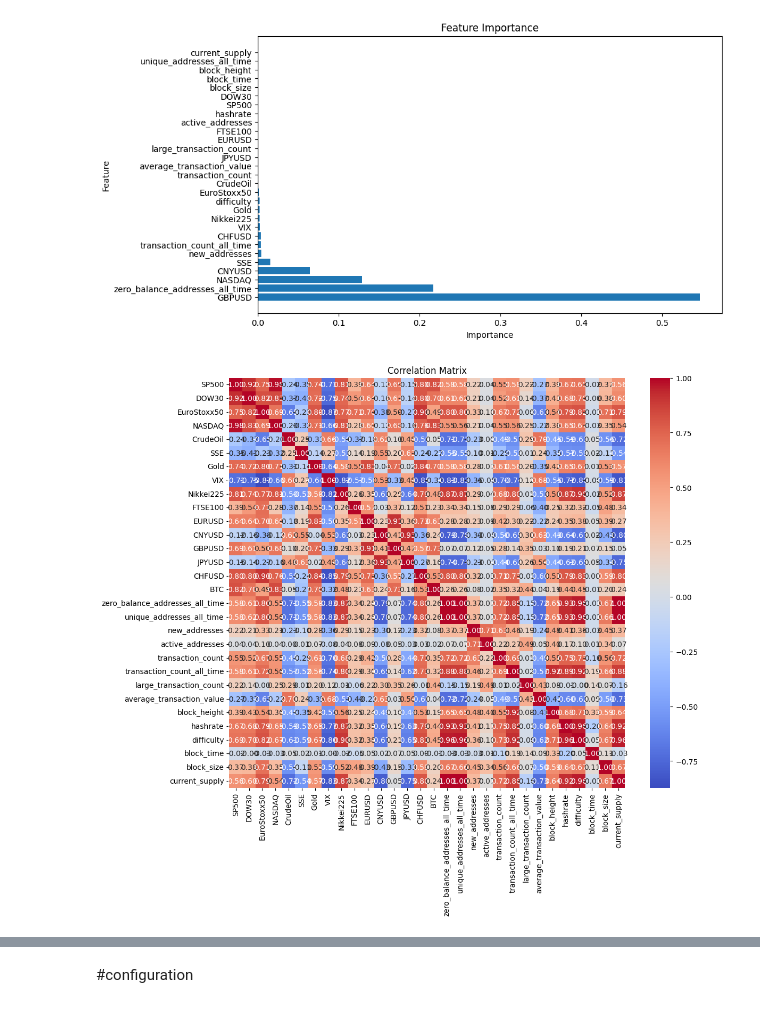
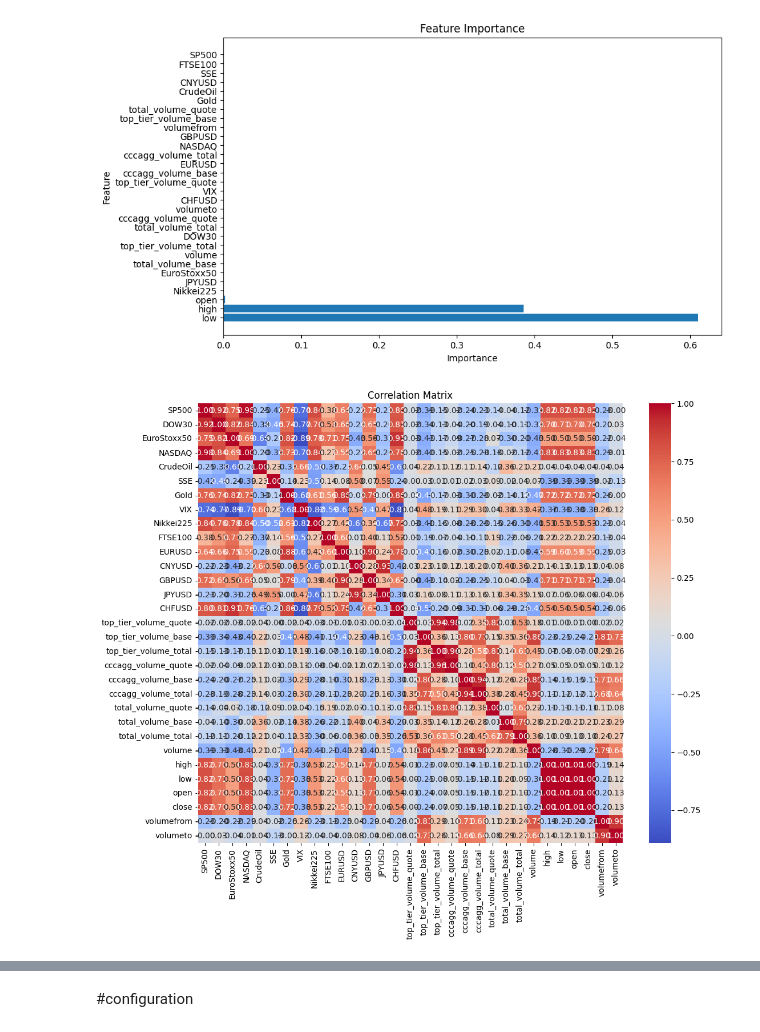
Before and after one commit to SkyTong/DS440, a Jupyter notebook: LSTM_xgboost.ipynb, the cells around one changed output, grey strips where cells are left out. Saved outputs shown, nothing was run; the diff lists cells and outputs as text; code cells hidden in the pictures.

```diff
--- a/LSTM_xgboost.ipynb
+++ b/LSTM_xgboost.ipynb
@@ -7,6 +7,6 @@ from sklearn.preprocessing import MinMaxScaler
 from tensorflow.keras.models import Sequential
 from tensorflow.keras.layers import LSTM, Dense
 # %%
-merged_data = pd.read_csv('/content/processed_daily_data.csv',index_col=0)
+merged_data = pd.read_csv('/content/processed_hourly_data.csv',index_col=0)
 merged_data
 # %% [output]
@@ -48,4 +37,5 @@ merged_data
 # %%
-merged_data.set_index('Date', inplace=True)
+
+merged_data.set_index('Datetime', inplace=True)
 merged_data.index
 # %% [output]
@@ -58,36 +54,36 @@ Index(['2022-02-07', '2022-02-08', '2022-02-09', '2022-02-10', '2022-02-11',
 # %%
 import pandas as pd
 from sklearn.model_selection import train_test_split
 from xgboost import XGBRegressor
 import matplotlib.pyplot as plt
 
 # Assuming df is your DataFrame containing the data
 # Prepare data
-X = merged_data.drop(columns=['BTC'])  # Features
-y = merged_data['BTC']  # Target variable
+X = merged_data.drop(columns=['close'])  # Features
+y = merged_data['close']  # Target variable
 
 # Train-test split
 X_train, X_test, y_train, y_test = train_test_split(X, y, test_size=0.2, random_state=42)
 
 # Train the XGBoost model
 xgb_model = XGBRegressor()
 xgb_model.fit(X_train, y_train)
 
 # Feature importance
 feature_importance = xgb_model.feature_importances_
 features = X_train.columns
 feature_importance_df = pd.DataFrame({'Feature': features, 'Importance': feature_importance})
 feature_importance_df = feature_importance_df.sort_values(by='Importance', ascending=False)
 
 # Plotting feature importance
 plt.figure(figsize=(10, 6))
 plt.barh(feature_importance_df['Feature'], feature_importance_df['Importance'])
 plt.xlabel('Importance')
 plt.ylabel('Feature')
 plt.title('Feature Importance')
 plt.show()
 # %% [output]
-[figure, old version]
+[figure, new version]
 # %%
 
 import seaborn as sns
@@ -104,5 +100,5 @@ sns.heatmap(corr_matrix, annot=True, cmap='coolwarm', fmt=".2f")
 plt.title('Correlation Matrix')
 plt.show()
 # %% [output]
-[figure, old version]
+[figure, new version]
 # %%
```
Also changed, not shown: parts of 28 cells of this notebook.
